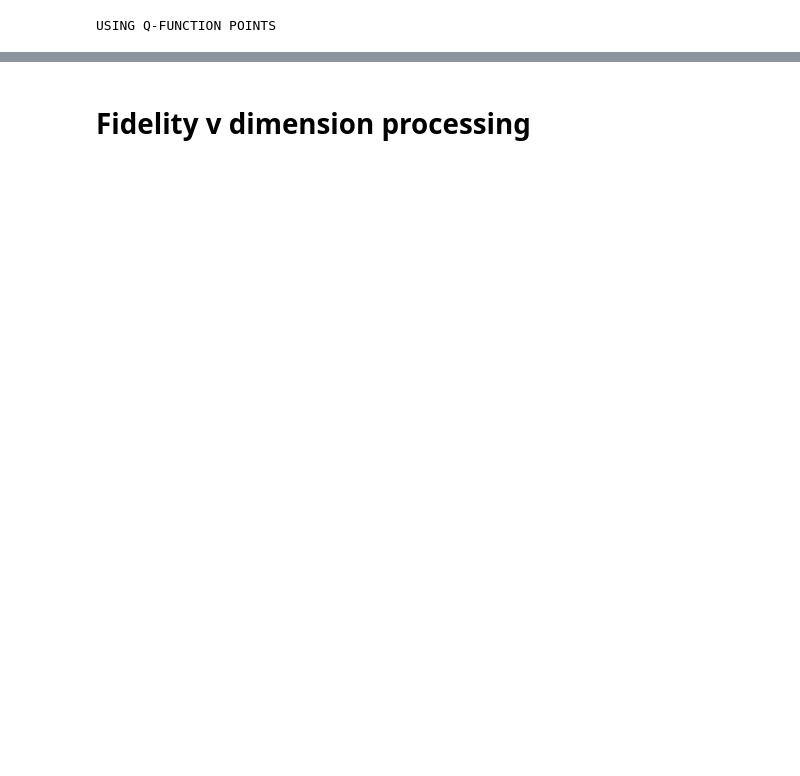
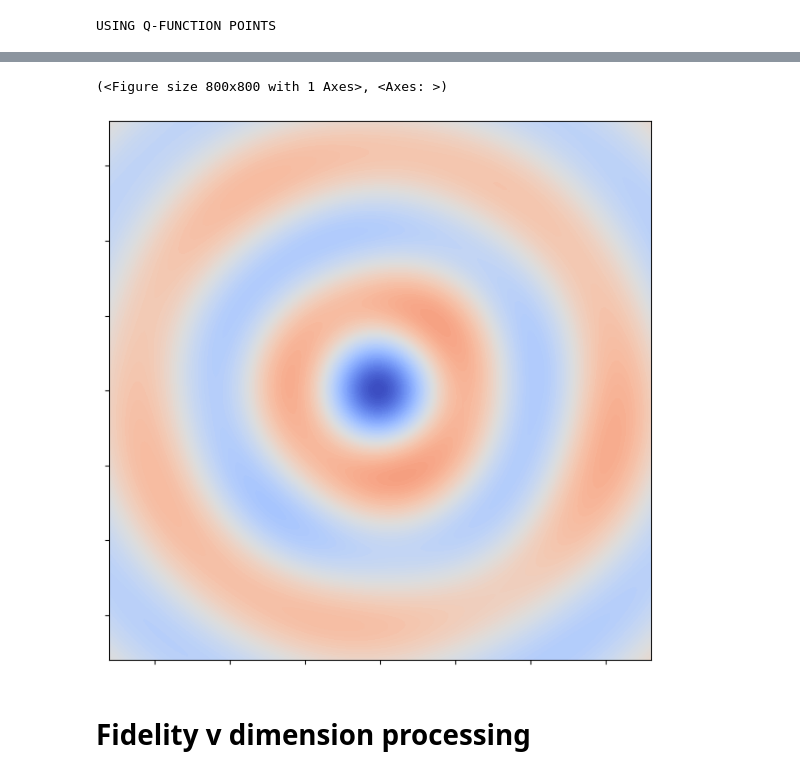
Before and after one commit to clarayfontaine/ORENS_bosonic_state_reconstruction, a Jupyter notebook: F_v_Dim_and_T2_Data_Processing_and_Simulation_Dec_16/plot_fidelity_v_dimension_and_t2.ipynb, the cells around one changed output, grey strips where cells are left out. Cells and saved outputs as stored; diff of their text form; code cells hidden in the pictures; blank space fills up the shorter version.

```diff
--- a/F_v_Dim_and_T2_Data_Processing_and_Simulation_Dec_16/plot_fidelity_v_dimension_and_t2.ipynb
+++ b/F_v_Dim_and_T2_Data_Processing_and_Simulation_Dec_16/plot_fidelity_v_dimension_and_t2.ipynb
@@ -14,3 +278,8 @@ color_W_norm = "blue"
+# %%
+plot_wigner(Qobj(W_norm_exp_T2_rhos[which_t2_to_plot, which_cat_to_plot, :, :]))
+# %% [output]
+(<Figure size 800x800 with 1 Axes>, <Axes: >)
+[figure, added]
 # %% [markdown]
 # Fidelity v dimension processing
 # %%
```
Also changed, not shown: parts of 20 cells of this notebook, 1 other file.
